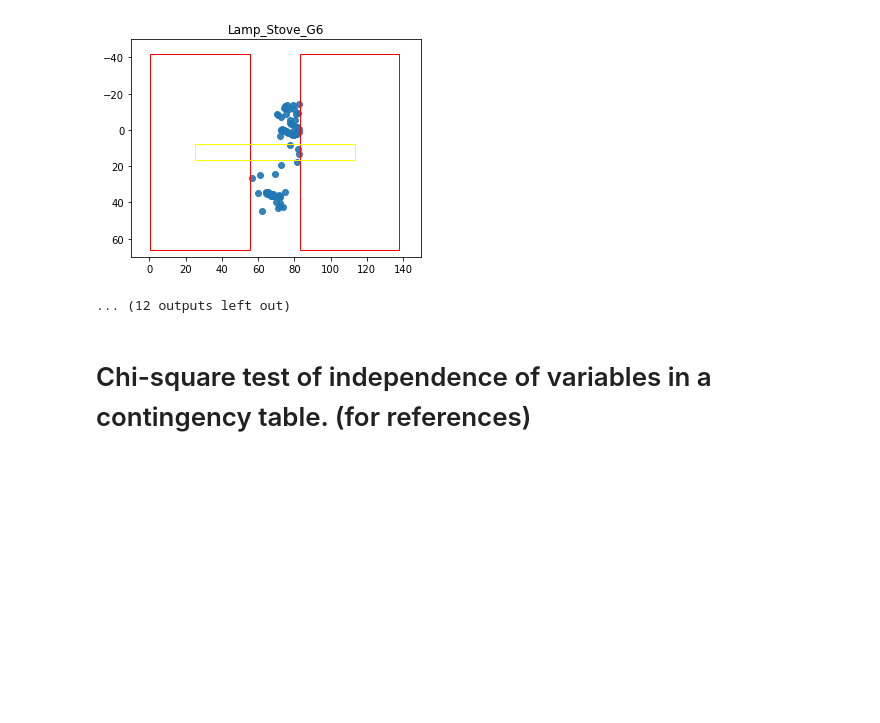
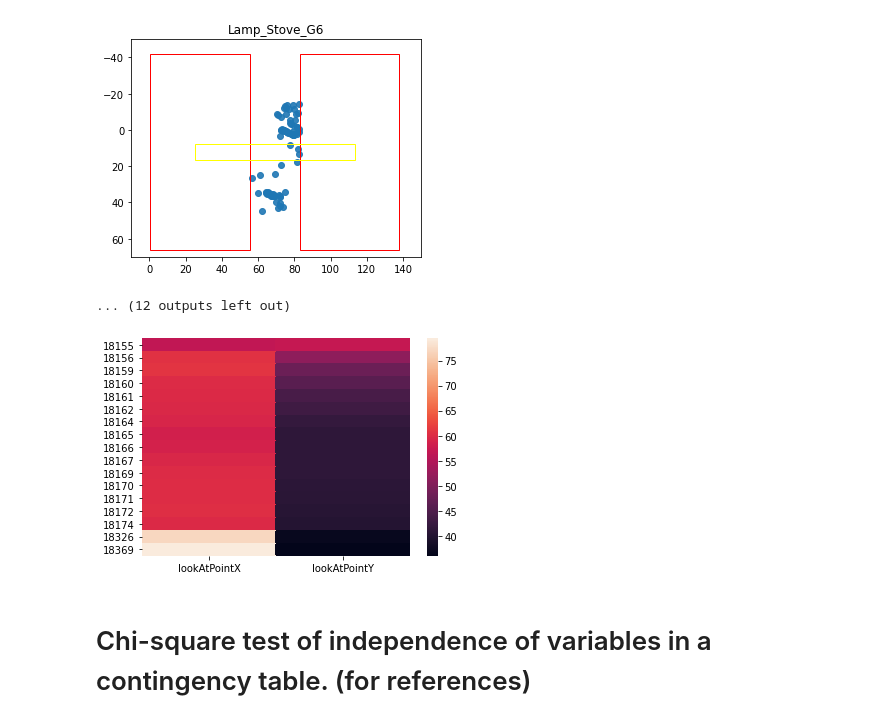
Before and after one commit to tianchu-shu/NWMSS, a Jupyter notebook: gaze.ipynb, the cells around one changed output. Saved outputs shown, nothing was run; the diff lists cells and outputs as text; code cells hidden in the pictures; blank space fills up the shorter version.

Commit message:
adding plots

```diff
--- a/gaze.ipynb
+++ b/gaze.ipynb
@@ -480,6 +480,12 @@ for i in range(24):
 [figure]
 [figure]
 ... (12 outputs left out)
+# %%
+data=sub[['lookAtPointX', 'lookAtPointY']]
+# %%
+ax = sns.heatmap(data)
+# %% [output]
+[figure, added]
 # %% [markdown]
 # Chi-square test of independence of variables in a contingency table. (for references)
 # %%
```
